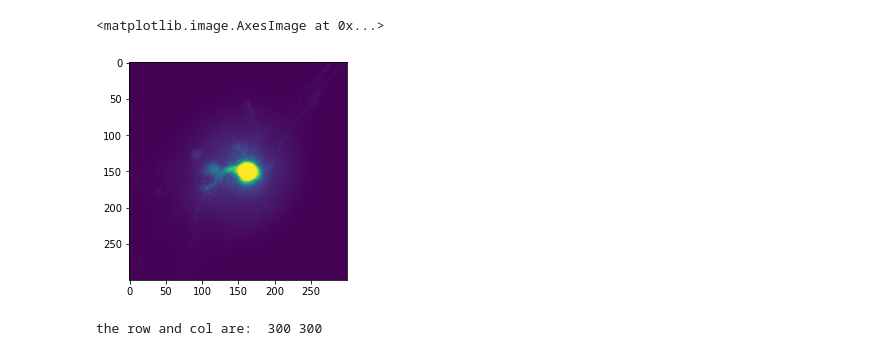
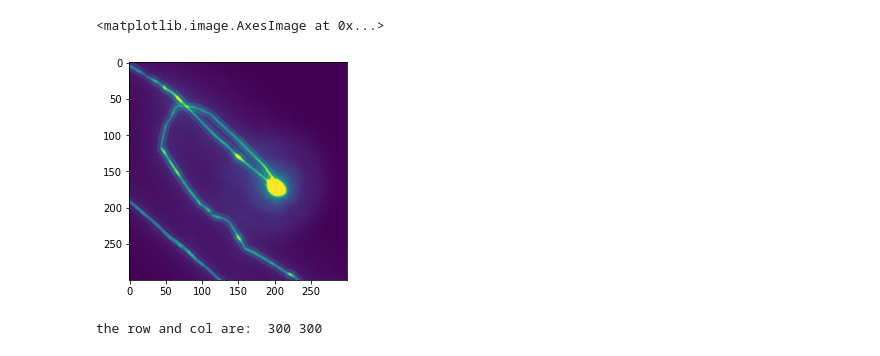
Before and after one commit to Simurgh818/feature-based-classifier, a Jupyter notebook: FB-classifier-FFT.ipynb, the cells around one changed output. Saved outputs shown, nothing was run; the diff lists cells and outputs as text; code cells hidden in the pictures.

```diff
--- a/FB-classifier-FFT.ipynb
+++ b/FB-classifier-FFT.ipynb
@@ -8,12 +8,12 @@ input_path = 'C:\\Users\\sinad\\Dropbox (Gladstone)\\Feature_based_classificatio
 # %%
 img_list = os.listdir(input_path)
 # %%
-current_img_path = os.path.join(input_path, img_list[7])
+current_img_path = os.path.join(input_path, img_list[1])
 current_img = cv2.imread(current_img_path, 0)
 plt.imshow(current_img)
 # %% [output]
 <matplotlib.image.AxesImage at 0x...>
-[figure, old version]
+[figure, new version]
 # %%
 row, col = current_img.shape
 print("the row and col are: ", row, col)
```
Also changed, not shown: parts of 4 cells of this notebook, 1 other file.
